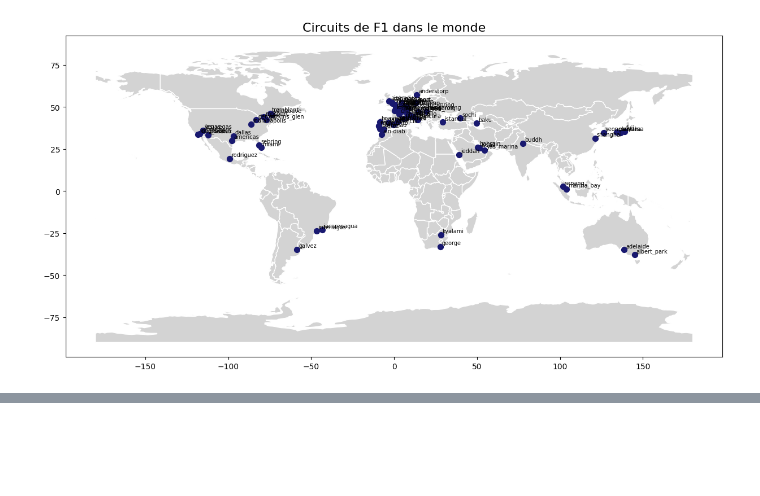
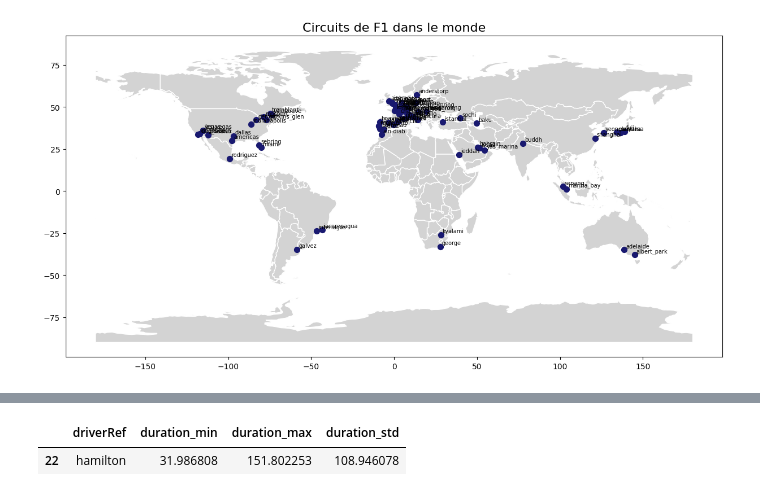
Before and after one commit to OzeelCharles/projet_info2, a Jupyter notebook: Notebook_final.ipynb, the cells around one changed output, grey strips where cells are left out. Saved outputs shown, nothing was run; the diff lists cells and outputs as text; code cells hidden in the pictures; blank space fills up the shorter version.

```diff
--- a/Notebook_final.ipynb
+++ b/Notebook_final.ipynb
@@ -140,0 +144,5 @@ driverStandingsId,raceId,driverId,points,position,positionText,wins
+# %%
+charles.stat_mean_stop_drivers("hamilton", pit_stops, drivers)
+# %% [output]
+|  | driverRef | duration_min | duration_max | duration_std |
+| 22 | hamilton | 31.986808 | 151.802253 | 108.946078 |
```
Also changed, not shown: parts of 6 cells of this notebook, 1 other file.
